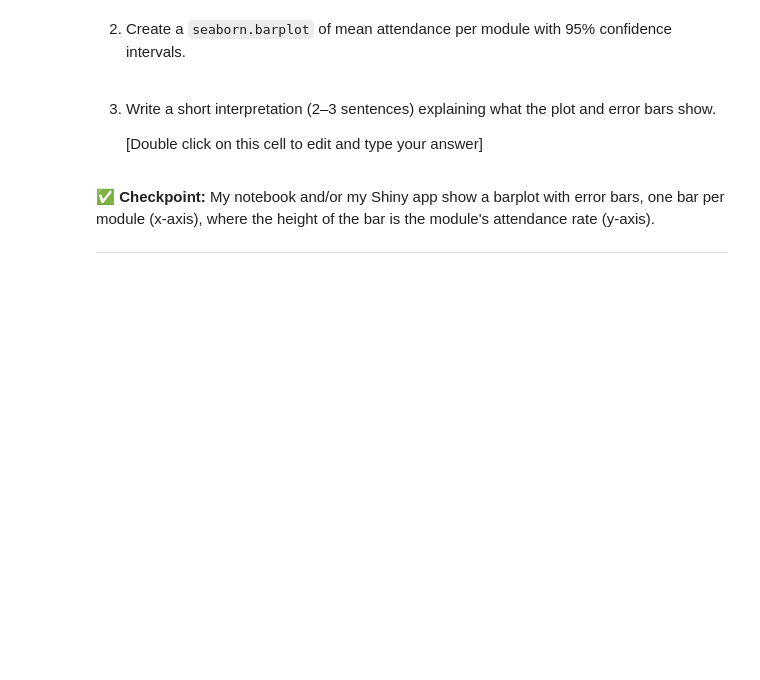
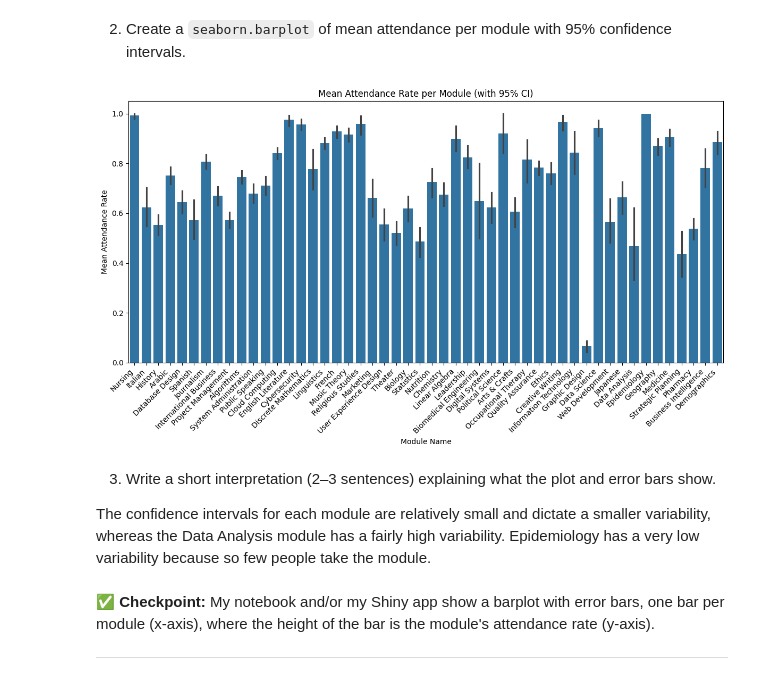
Before and after one commit to liamthobrien/attendance-analysis, a Jupyter notebook: summative1-1.ipynb, the cells around one changed output. Saved outputs shown, nothing was run; the diff lists cells and outputs as text; code cells hidden in the pictures; blank space fills up the shorter version.

```diff
--- a/summative1-1.ipynb
+++ b/summative1-1.ipynb
@@ -300,11 +300,29 @@ attendance_clean.to_csv('cleaned_attendance_data.csv', index=False)
 2. Create a `seaborn.barplot` of mean attendance per module with 95% confidence intervals.
 # %%
 # your code here
-...
+import seaborn as sns
+
+plt.figure(figsize=(12, 7))
+
+ax = sns.barplot(
+    data=attendance_clean,
+    x='Module Name',
+    y='Attended')
+
+ax.set_title('Mean Attendance Rate per Module (with 95% CI)')
+ax.set_ylabel('Mean Attendance Rate')
+ax.set_xlabel('Module Name')
+
+plt.xticks(rotation=45, ha='right')
+
+plt.tight_layout()
+plt.show()
+# %% [output]
+[figure, added]
 # %% [markdown]
 3. Write a short interpretation (2–3 sentences) explaining what the plot and error bars show.
 
-    [Double click on this cell to edit and type your answer]
+The confidence intervals for each module are relatively small and dictate a smaller variability, whereas the Data Analysis module has a fairly high variability. Epidemiology has a very low variability because so few people take the module.
 # %% [markdown]
 ✅ **Checkpoint:** My notebook and/or my Shiny app show a barplot with error bars, one bar per module (x-axis), where the height of the bar is the module's attendance rate (y-axis).
 
```
Also changed, not shown: parts of 4 cells of this notebook.
